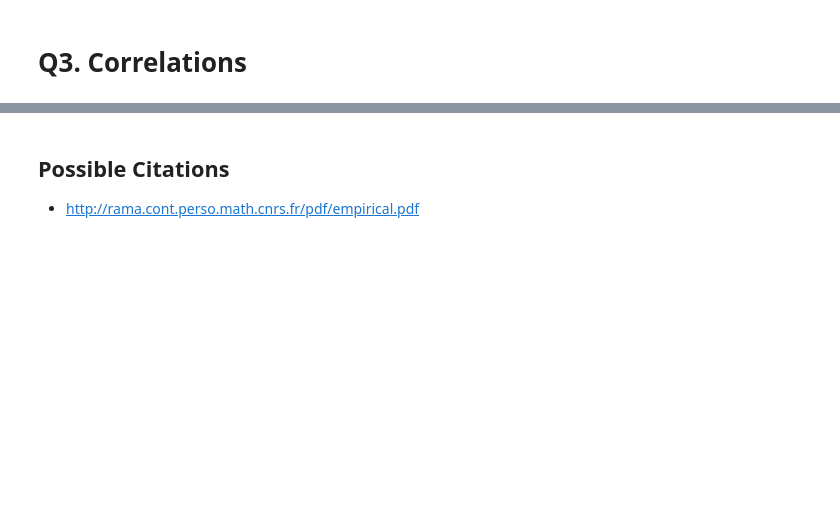
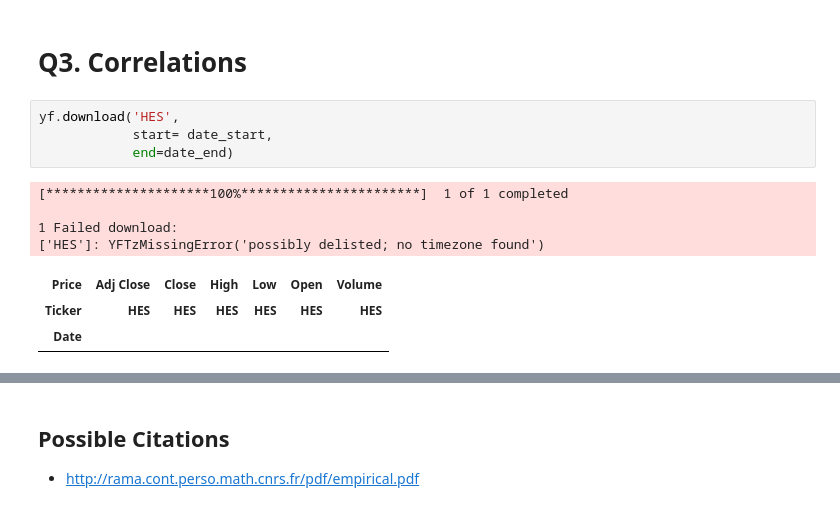
Before and after one commit to abil-nrg/takehome-quant, a Jupyter notebook: figures.ipynb, the cells around one changed output, grey strips where cells are left out. Saved outputs shown, nothing was run; the diff lists cells and outputs as text; blank space fills up the shorter version.

```diff
--- a/figures.ipynb
+++ b/figures.ipynb
@@ -71,6 +71,18 @@ plt.show()
 # TODO: List the assumption for OLS, show why they do not apply and compute the params anyways for completeness
 # %% [markdown]
 # Q3. Correlations
+# %%
+yf.download('HES',
+            start= date_start,
+            end=date_end)
+# %% [output]
+[*********************100%***********************]  1 of 1 completed
+
+1 Failed download:
+['HES']: YFTzMissingError('possibly delisted; no timezone found')
+| Price | Adj Close | Close | High | Low | Open | Volume |
+| Ticker | HES | HES | HES | HES | HES | HES |
+| Date |  |  |  |  |  |  |
 # %%
 data = yf.download(tickers,
                    start = date_start,
```
Also changed, not shown: parts of 1 cell of this notebook, 5 other files.
